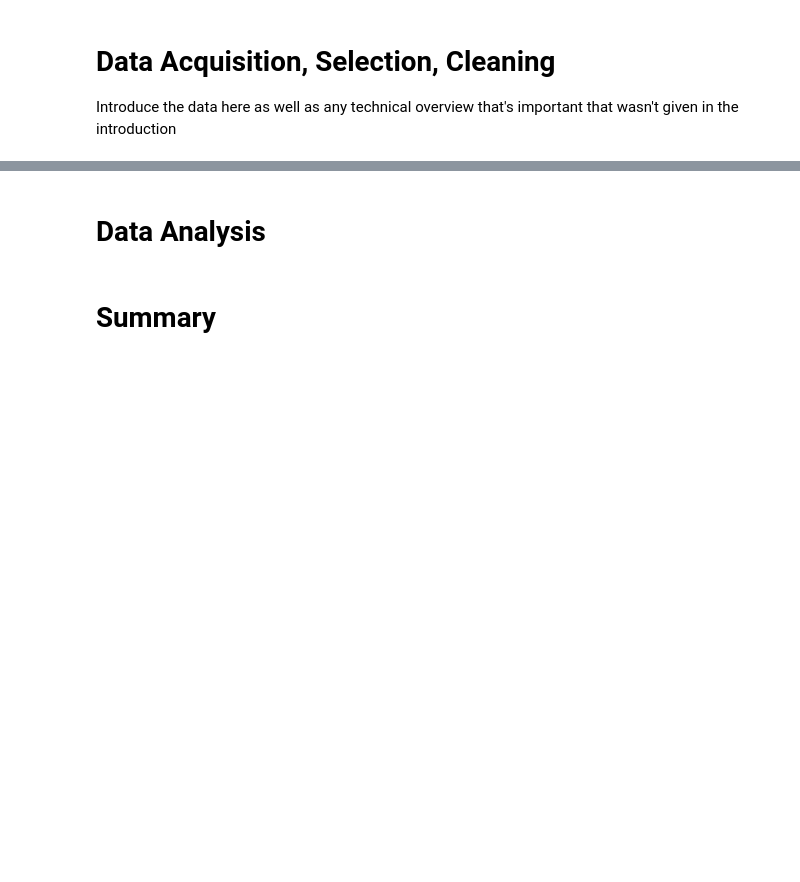
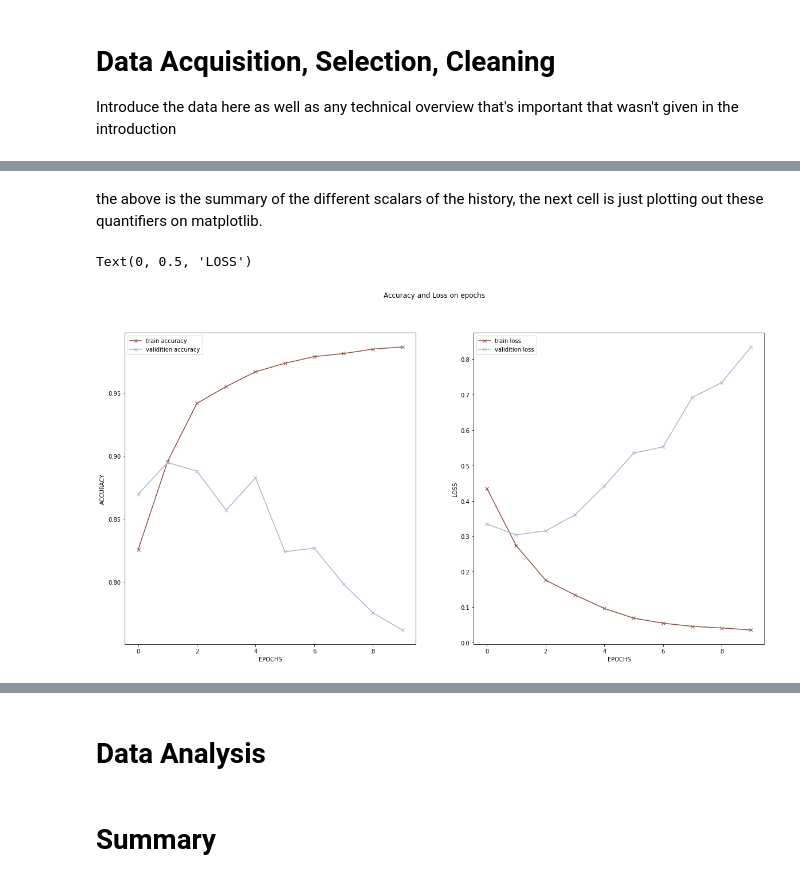
Before and after one commit to zhu-jun-ting/INFO-490-MH2, a Jupyter notebook: final_project/DWAP_FA21_Final_Project.ipynb, the cells around one changed output, grey strips where cells are left out. Cells and saved outputs as stored; diff of their text form; code cells hidden in the pictures; blank space fills up the shorter version.

```diff
--- a/final_project/DWAP_FA21_Final_Project.ipynb
+++ b/final_project/DWAP_FA21_Final_Project.ipynb
@@ -130,0 +298,2 @@ Initial exploration of the dataset, not required, but useful to give the reader
+# %%
+X_train, X_test, y_train, y_test = train_test_split(msg.data, msg.label, test_size=0.2, random_state=24)
@@ -130,0 +304,23 @@ Initial exploration of the dataset, not required, but useful to give the reader
+# %%
+max_features = 50000
+embedding_dim = 128
+sequence_length = 500
+
+model = tf.keras.models.Sequential()
+
+vectorize_layer = tf.keras.layers.TextVectorization(vocabulary=msg.get_vocab(), ngrams=2)
+lstm = tf.keras.layers.LSTM(32)
+
+model.add(tf.keras.Input(shape=(1, ), dtype=tf.string))
+model.add(vectorize_layer)
+# model.add(tf.keras.layers.Bidirectional(tf.keras.layers.LSTM(32)))
+model.add(tf.keras.layers.Embedding(max_features + 1, embedding_dim))
+model.add(tf.keras.layers.Dropout(0.5))
+model.add(tf.keras.layers.Conv1D(128, 1, activation="relu", strides=3))
+model.add(tf.keras.layers.Conv1D(128, 2, activation="relu", strides=3))
+model.add(tf.keras.layers.GlobalMaxPool1D())
+model.add(tf.keras.layers.Dense(128, activation="relu"))
+model.add(tf.keras.layers.Dropout(0.5))
+model.add(tf.keras.layers.Dense(1, activation="sigmoid"))
+
+model.summary()
@@ -130,0 +347,5 @@ Initial exploration of the dataset, not required, but useful to give the reader
+# %%
+epochs = 10
+
+model.compile(loss="binary_crossentropy", optimizer="adam", metrics=["accuracy"])
+history = model.fit(X_train, y_train, validation_data=(X_test, y_test), epochs=epochs, verbose=True)
@@ -130,0 +385,19 @@ Initial exploration of the dataset, not required, but useful to give the reader
+# %% [markdown]
+the above is the summary of the different scalars of the history, the next cell is just plotting out these quantifiers on matplotlib.
+# %%
+fig, ax = plt.subplots(ncols=2, nrows=1, figsize=(20, 10))
+ax[0].plot(np.arange(epochs), history.history['accuracy'], 'x-', c='#8C5042', label='train accuracy')
+ax[0].plot(np.arange(epochs), history.history['val_accuracy'], 'x-', c='#A9B6CC', label='validition accuracy')
+ax[0].legend(loc='upper left')
+ax[0].set_xlabel("EPOCHS")
+ax[0].set_ylabel("ACCURACY")
+fig.suptitle('Accuracy and Loss on epochs')
+
+ax[1].plot(np.arange(epochs), history.history['loss'], 'x-', c='#8C5042', label='train loss')
+ax[1].plot(np.arange(epochs), history.history['val_loss'], 'x-', c='#A9B6CC', label='validition loss')
+ax[1].legend(loc='upper left')
+ax[1].set_xlabel("EPOCHS")
+ax[1].set_ylabel("LOSS")
+# %% [output]
+Text(0, 0.5, 'LOSS')
+[figure, added]
```
Also changed, not shown: parts of 22 cells of this notebook, 9 other files.
